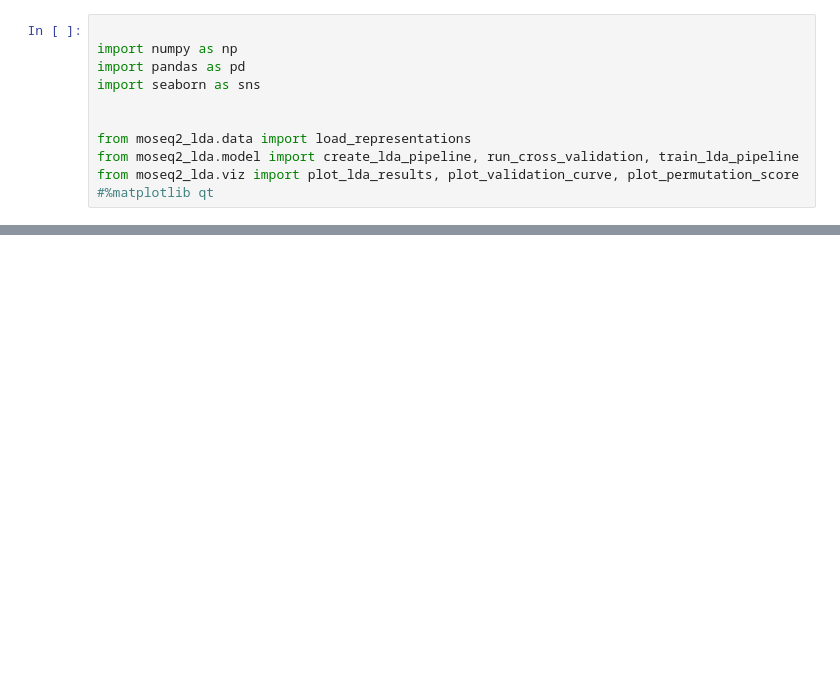
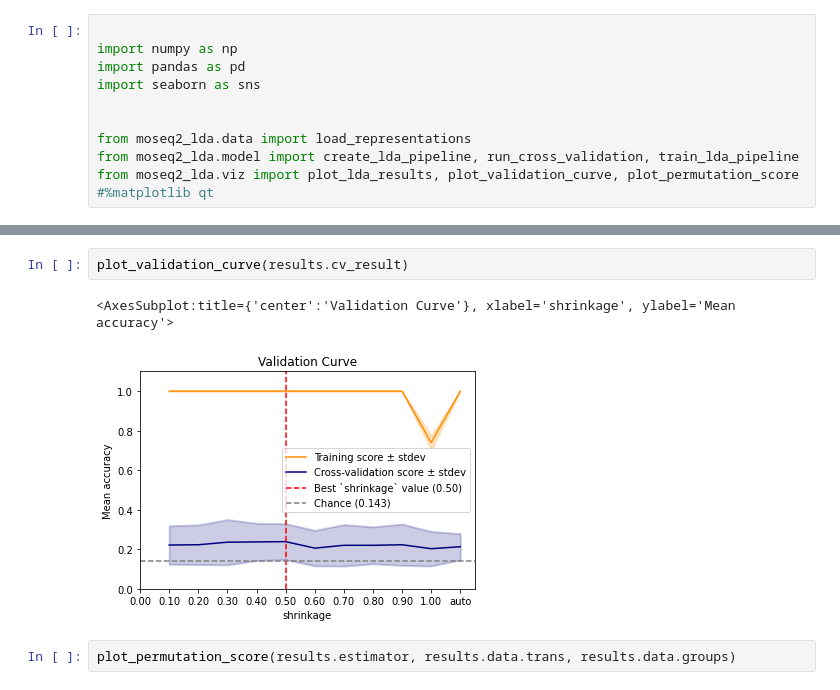
Before and after one commit to tischfieldlab/moseq2-lda, a Jupyter notebook: notebooks/lda_analysis_pain_CAR.ipynb, the cells around one changed output, grey strips where cells are left out. Saved outputs shown, nothing was run; the diff lists cells and outputs as text; blank space fills up the shorter version.

```diff
--- a/notebooks/lda_analysis_pain_CAR.ipynb
+++ b/notebooks/lda_analysis_pain_CAR.ipynb
@@ -95,0 +119,7 @@ plot_permutation_score(results.estimator, results.data.usage, results.data.group
+# %%
+plot_validation_curve(results.cv_result)
+# %% [output]
+<AxesSubplot:title={'center':'Validation Curve'}, xlabel='shrinkage', ylabel='Mean accuracy'>
+[figure, added]
+# %%
+plot_permutation_score(results.estimator, results.data.trans, results.data.groups)
```
Also changed, not shown: parts of 6 cells of this notebook, 1 other file.
